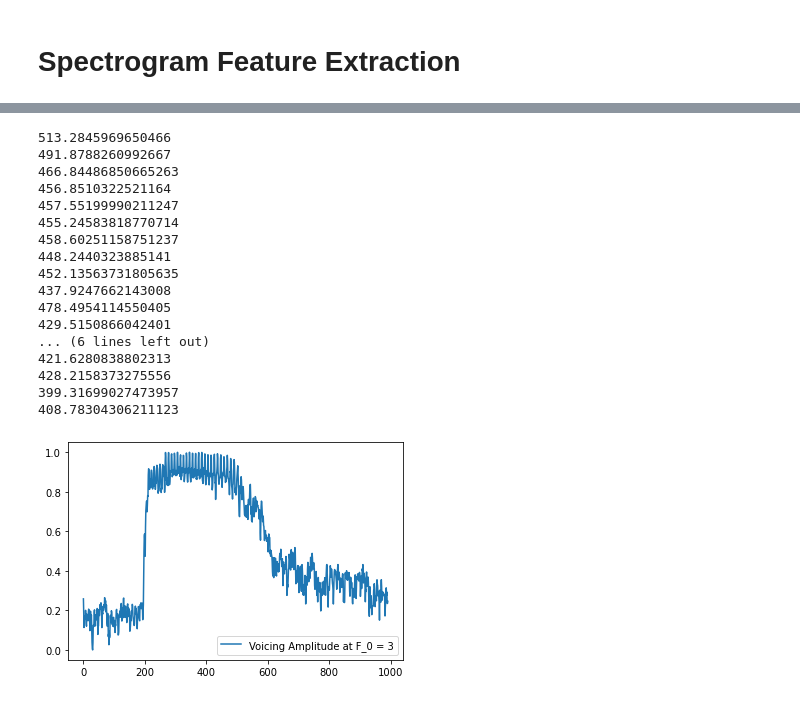
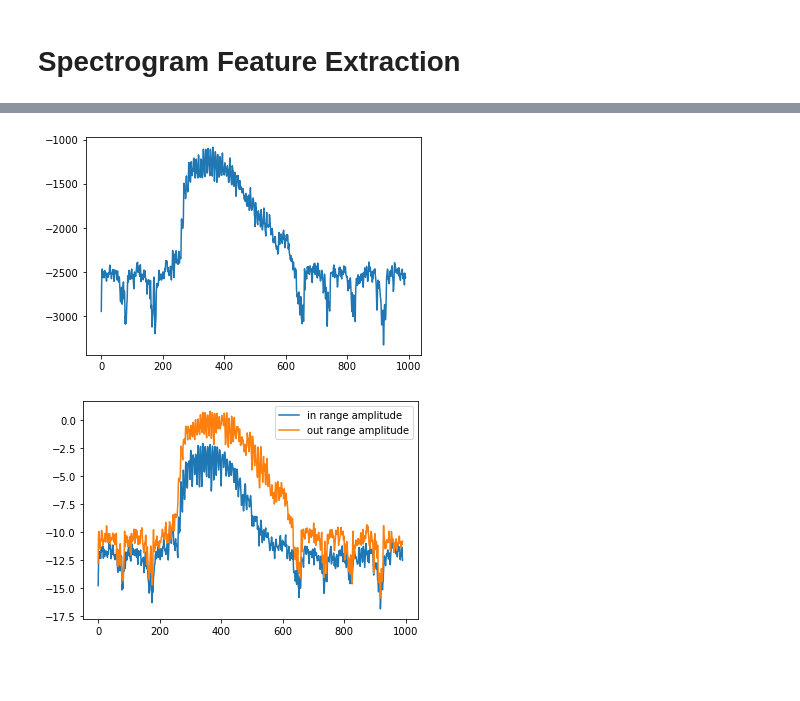
Before and after one commit to Calculasians/Praat, a Jupyter notebook: KeywordSpotting_PraatEndeavour.ipynb, the cells around one changed output, grey strips where cells are left out. Cells and saved outputs as stored; diff of their text form; code cells hidden in the pictures; blank space fills up the shorter version.

```diff
--- a/KeywordSpotting_PraatEndeavour.ipynb
+++ b/KeywordSpotting_PraatEndeavour.ipynb
@@ -129,52 +101,13 @@ plt.show()
-# %%
-# 160 - 5000 Hz
-# 3 - 90 Hz
-# 25 - 800 Hz
-
-f_fund_low = 3
-f_fund_high = 25
-num_harmonics = 5
-
-volume_offset_spectrogram = log_new_spectrogram[0:num_harmonics*f_fund_high]
-volume_offset_amplitude = (1/(num_harmonics*f_fund_high+1)) * np.sum(volume_offset_spectrogram, axis=0)
-
-voicing_amplitude = np.array([0]*log_new_spectrogram[0].shape[0], dtype='float64')
-f_fund = 0
-for f in range(f_fund_low, f_fund_high):
-    test_voicing_amplitude = np.array([0]*log_new_spectrogram[0].shape[0], dtype='float64')
-    for i in range(1, num_harmonics+1):
-        test_voicing_amplitude += (log_new_spectrogram[i*f]) # This is what the paper did, but maybe isn't good (log_new_spectrogram[i*f] - volume_offset_amplitude)
-    # Normalize
-    max_val = np.quantile(test_voicing_amplitude, 1)
-    min_val = np.quantile(test_voicing_amplitude, 0)
-    test_voicing_amplitude = (test_voicing_amplitude - min_val) / (max_val - min_val)
-    # Find f that gives the greatest magnitude
-    curr_sum = np.sum(test_voicing_amplitude)
-    print(curr_sum)
-    if (curr_sum > np.sum(voicing_amplitude)):
-        voicing_amplitude = test_voicing_amplitude
-        f_fund = f
-
-plt.plot(voicing_amplitude, label='Voicing Amplitude at F_0 = {f}'.format(f=f_fund))
-
-plt.legend()
-plt.show()
-# %% [output]
-513.2845969650466
-491.8788260992667
-466.84486850665263
-456.8510322521164
-457.55199990211247
-455.24583818770714
-458.60251158751237
-448.2440323885141
-452.13563731805635
-437.9247662143008
-478.4954114550405
-429.5150866042401
-... (6 lines left out)
-421.6280838802313
-428.2158373275556
-399.31699027473957
-408.78304306211123
-[figure, removed]
+# %%
+def get_plot_amplitude(new_spectrogram, ax=plt):
+    amplitude = np.sum(np.log(new_spectrogram), axis=0)
+    ax.plot(amplitude)
+
+    if (ax==plt):
+        ax.show()
+
+    return amplitude
+# %%
+amplitude = get_plot_amplitude(new_spectrogram)
+# %% [output]
+[figure, added]
@@ -180,0 +139,4 @@ plt.show()
+# %%
+in_range_amplitude, out_range_amplitude = get_plot_range_amplitudes(new_spectrogram)
+# %% [output]
+[figure, added]
```
Also changed, not shown: parts of 16 cells of this notebook.
